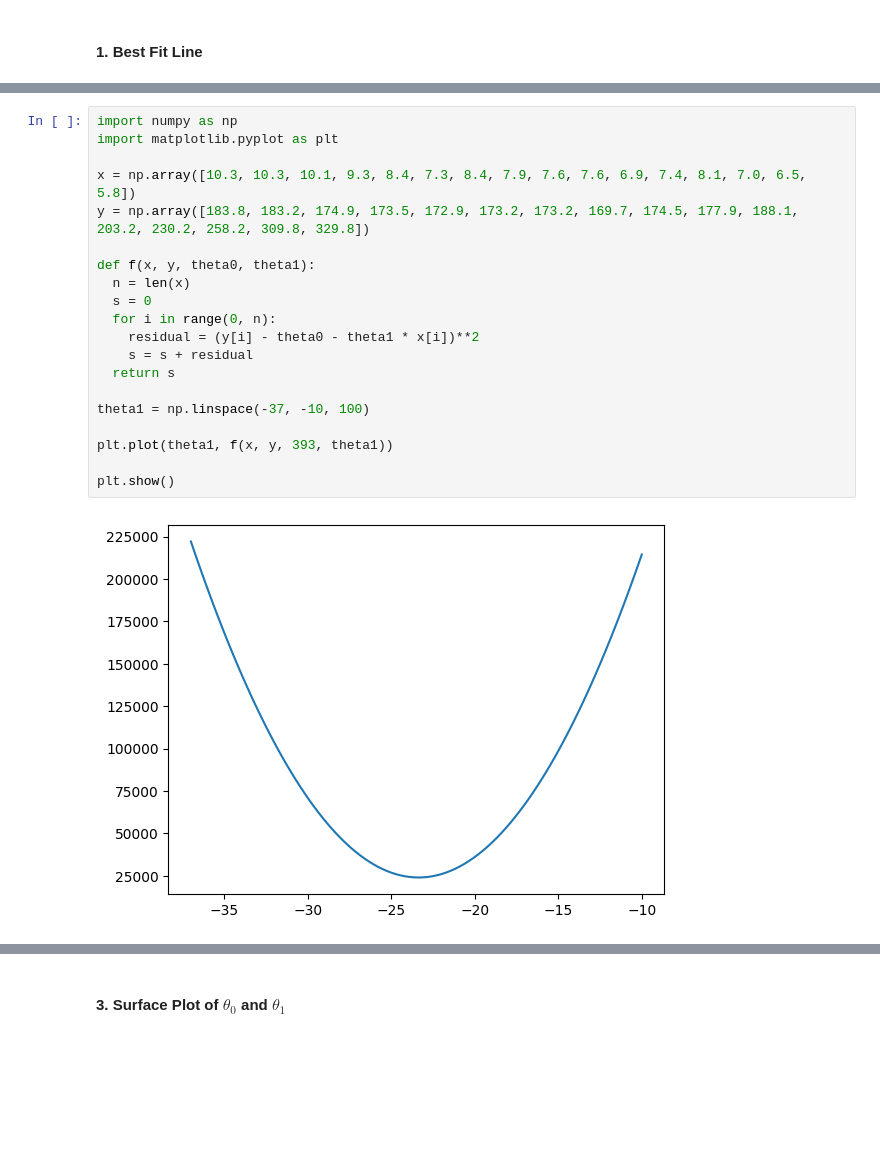
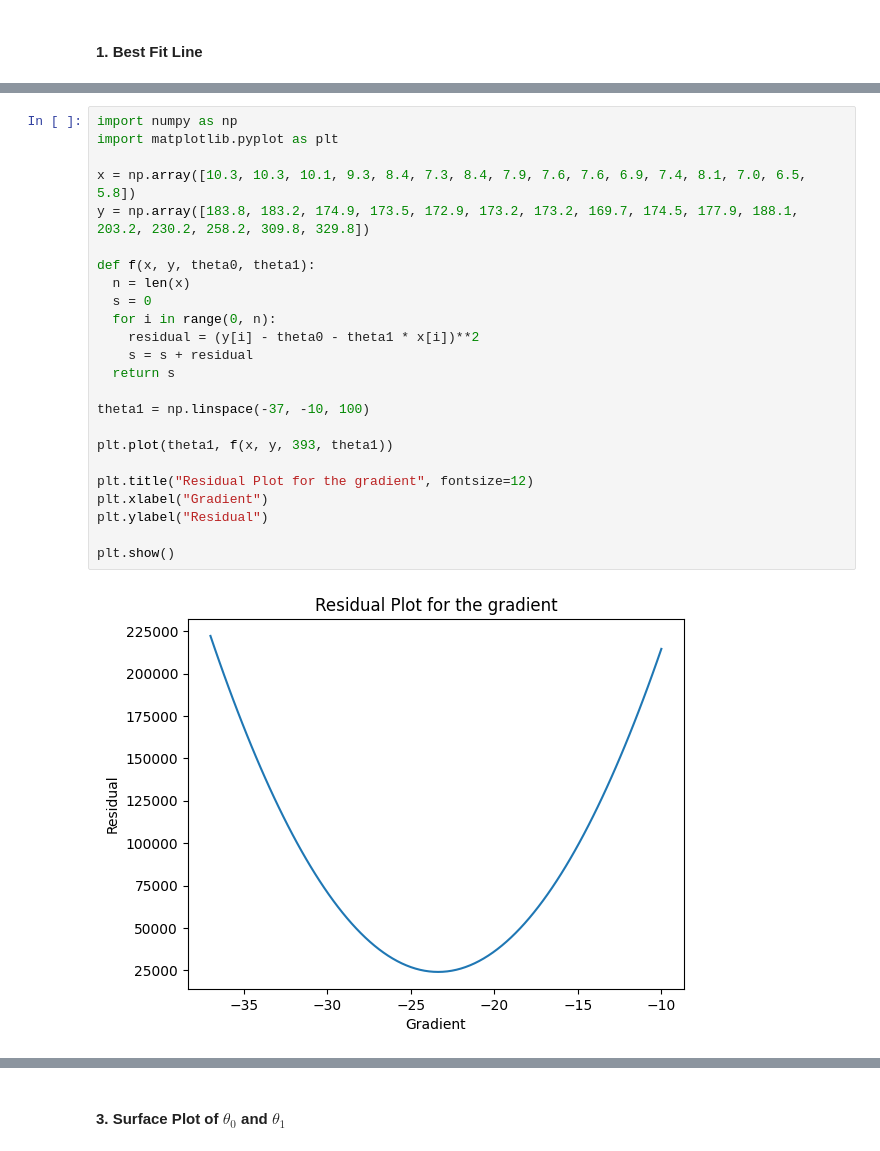
Before and after one commit to samtaba/Statistics, a Jupyter notebook: Linear_Regression.ipynb, the cells around one changed output, grey strips where cells are left out. Drawn from its saved outputs; the diff is of its cells as text; blank space fills up the shorter version.

```diff
--- a/Linear_Regression.ipynb
+++ b/Linear_Regression.ipynb
@@ -415,22 +427,26 @@ $ SSE = \sum\limits_{i=1}^{n} (y_i - \theta_0 - \theta_1 x_i)^2 $
 # %%
 import numpy as np
 import matplotlib.pyplot as plt
 
 x = np.array([10.3, 10.3, 10.1, 9.3, 8.4, 7.3, 8.4, 7.9, 7.6, 7.6, 6.9, 7.4, 8.1, 7.0, 6.5, 5.8])
 y = np.array([183.8, 183.2, 174.9, 173.5, 172.9, 173.2, 173.2, 169.7, 174.5, 177.9, 188.1, 203.2, 230.2, 258.2, 309.8, 329.8])
 
 def f(x, y, theta0, theta1):
   n = len(x)
   s = 0
   for i in range(0, n):
     residual = (y[i] - theta0 - theta1 * x[i])**2
     s = s + residual
   return s
 
 theta1 = np.linspace(-37, -10, 100)
 
 plt.plot(theta1, f(x, y, 393, theta1))
 
+plt.title("Residual Plot for the gradient", fontsize=12)
+plt.xlabel("Gradient")
+plt.ylabel("Residual")
+
 plt.show()
 # %% [output]
-[figure, old version]
+[figure, new version]
```
Also changed, not shown: parts of 8 cells of this notebook.
